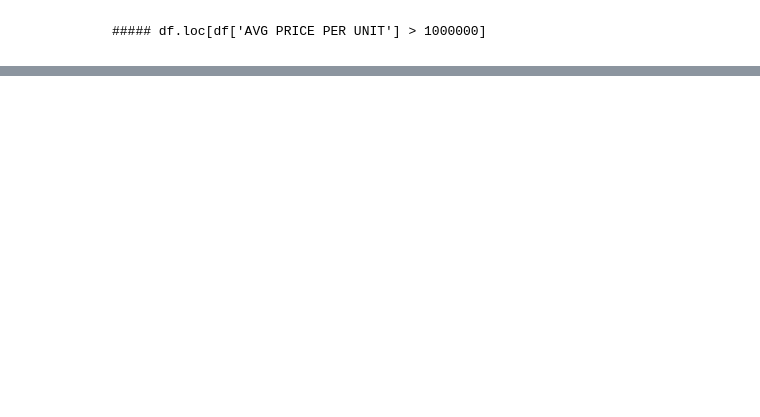
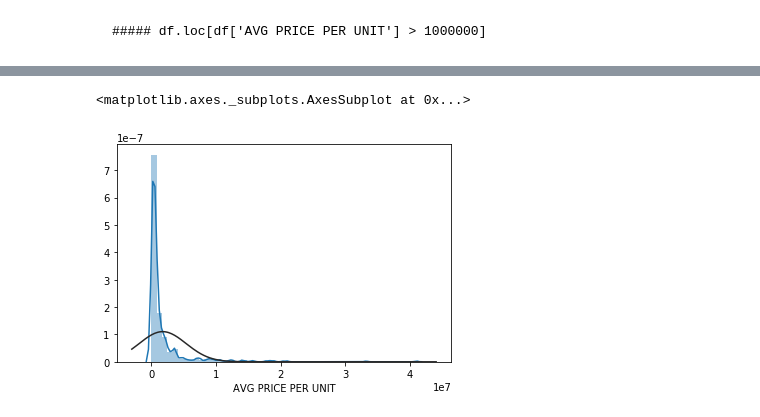
Before and after one commit to mik0why/NYC-Price-Prediction, a Jupyter notebook: Nyc Apartments.ipynb, the cells around one changed output, grey strips where cells are left out. Drawn from its saved outputs; the diff is of its cells as text; code cells hidden in the pictures; blank space fills up the shorter version.

```diff
--- a/Nyc Apartments.ipynb
+++ b/Nyc Apartments.ipynb
@@ -199,0 +211,6 @@ https://streeteasy.com/building/105-marble-hill-avenue-bronx#tab_building_detail
+# %%
+#Splitting the data into training and testing sets - shouldn't this also be in the beginning?
+#Idts because then we'd have to do all these opertaions twice.
+#Not all but some should be done before the seperation though, like eliminating the outliers
+
+train, test = train_test_split(df, test_size=0.2)
@@ -199,0 +225,3 @@ https://streeteasy.com/building/105-marble-hill-avenue-bronx#tab_building_detail
+# %%
+(mu, sigma) = norm.fit(train['AVG PRICE PER UNIT'])
+print( '\n mu = {:.2f} and sigma = {:.2f}\n'.format(mu, sigma))
@@ -199,0 +245,5 @@ https://streeteasy.com/building/105-marble-hill-avenue-bronx#tab_building_detail
+# %%
+sns.distplot(train['AVG PRICE PER UNIT'], fit= norm)
+# %% [output]
+<matplotlib.axes._subplots.AxesSubplot at 0x...>
+[figure, added]
```
Also changed, not shown: parts of 12 cells of this notebook, 2 other files.
